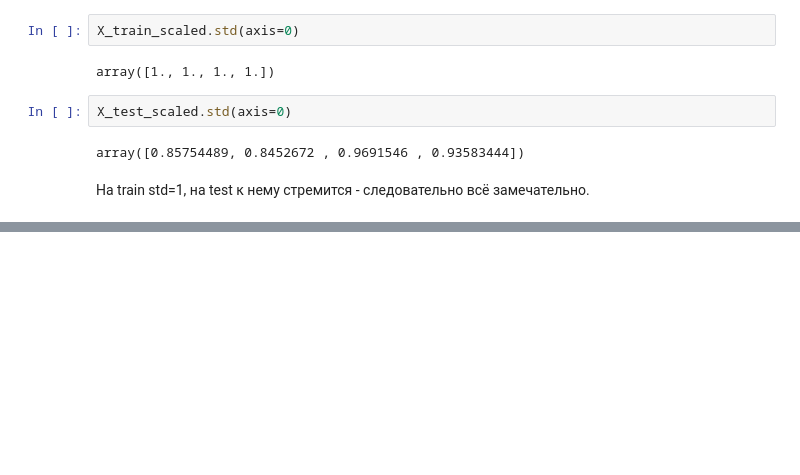
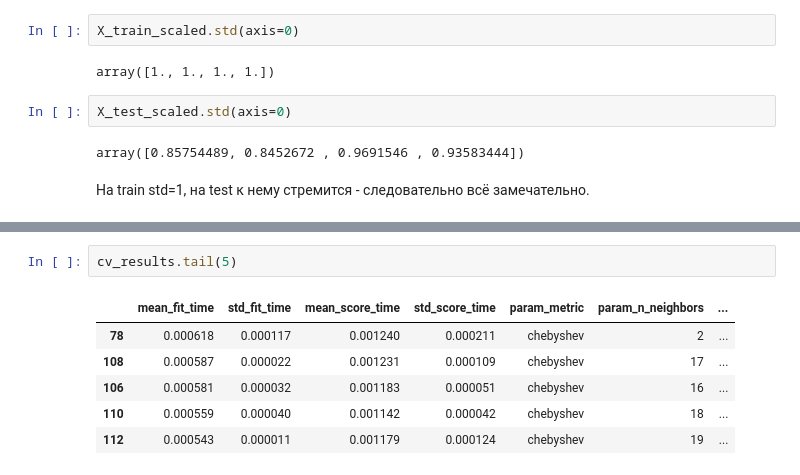
Before and after one commit to topj0bstule/ML_Course, a Jupyter notebook: hw03_/hw03_notebook.ipynb, the cells around one changed output, grey strips where cells are left out. Cells and saved outputs as stored; diff of their text form; blank space fills up the shorter version.

```diff
--- a/hw03_/hw03_notebook.ipynb
+++ b/hw03_/hw03_notebook.ipynb
@@ -279,0 +289,9 @@ SyntaxError: invalid syntax (3746575256.py, line 13)
+# %%
+cv_results.tail(5)
+# %% [output]
+|  | mean_fit_time | std_fit_time | mean_score_time | std_score_time | param_metric | param_n_neighbors | ... |
+| 78 | 0.000618 | 0.000117 | 0.001240 | 0.000211 | chebyshev | 2 | ... |
+| 108 | 0.000587 | 0.000022 | 0.001231 | 0.000109 | chebyshev | 17 | ... |
+| 106 | 0.000581 | 0.000032 | 0.001183 | 0.000051 | chebyshev | 16 | ... |
+| 110 | 0.000559 | 0.000040 | 0.001142 | 0.000042 | chebyshev | 18 | ... |
+| 112 | 0.000543 | 0.000011 | 0.001179 | 0.000124 | chebyshev | 19 | ... |
```
Also changed, not shown: parts of 5 cells of this notebook.
